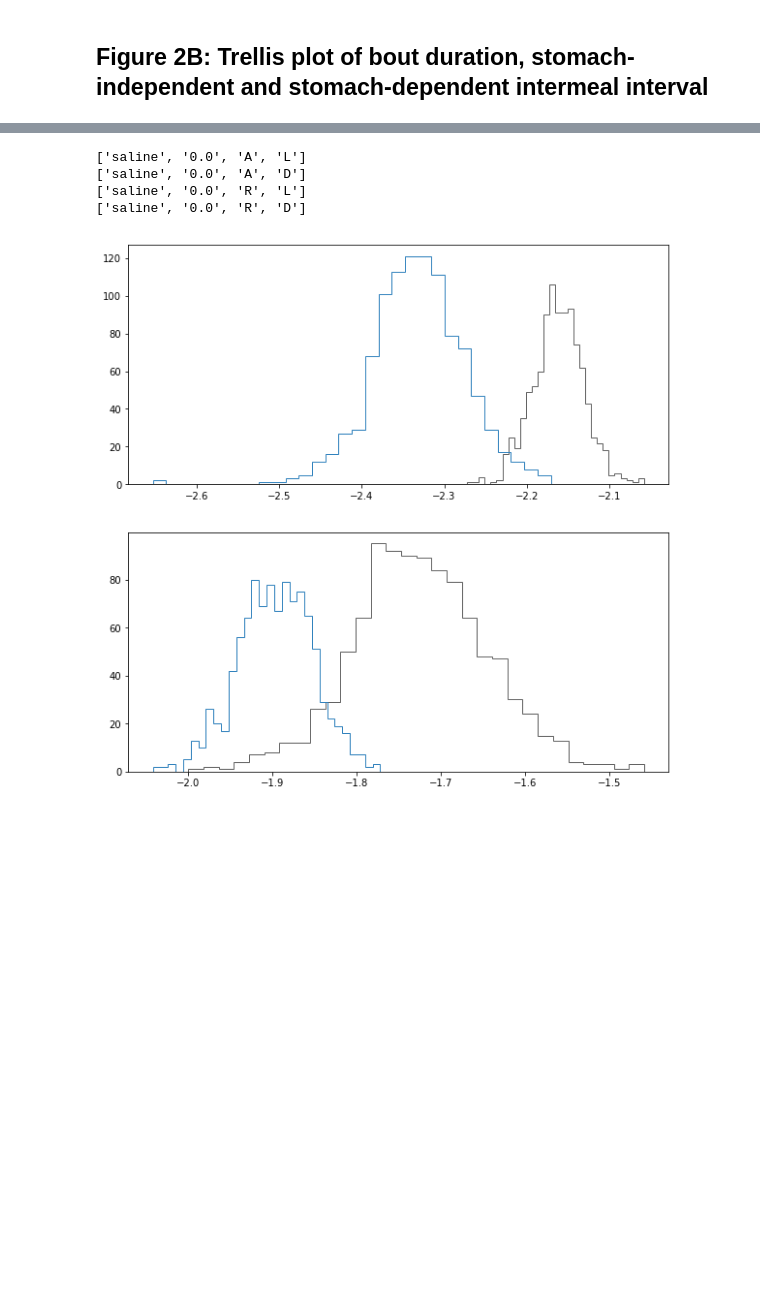
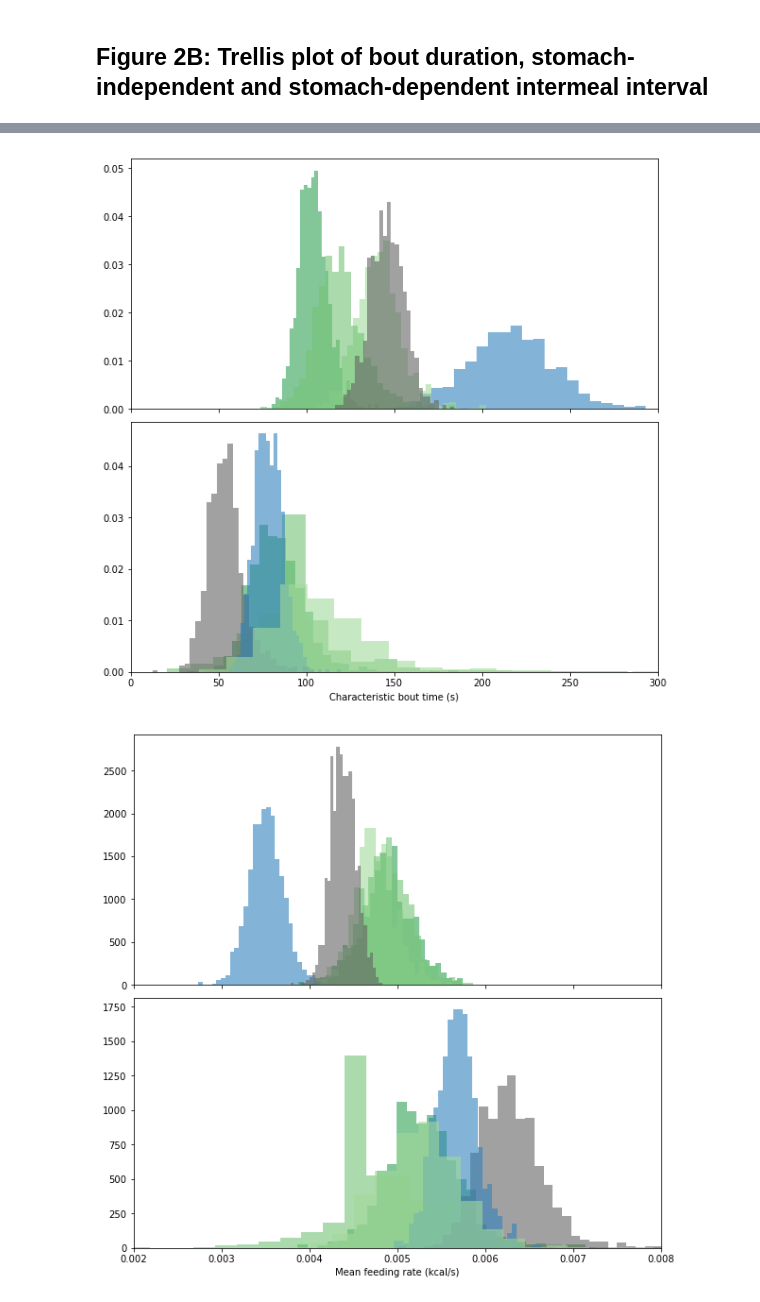
Before and after one commit to tomMcGrath/bayesian_feeding, a Jupyter notebook: Figure2.ipynb, the cells around one changed output, grey strips where cells are left out. Cells and saved outputs as stored; diff of their text form; code cells hidden in the pictures; blank space fills up the shorter version.

```diff
--- a/Figure2.ipynb
+++ b/Figure2.ipynb
@@ -58,13 +96,47 @@ plt.show()
-# %%
-reload(plots)
-reload(helpers)
-
-fig, axes = plots.univariate_posterior(group_dict, 0, numbins=30)
-
-plt.show()
-# %% [output]
-['saline', '0.0', 'A', 'L']
-['saline', '0.0', 'A', 'D']
-['saline', '0.0', 'R', 'L']
-['saline', '0.0', 'R', 'D']
-[figure, removed]
+# %%
+reload(plots)
+reload(helpers)
+
+groups_to_use = ['saline_0.0_R_D_trace.p',
+                 'saline_0.0_R_L_trace.p',
+                 'saline_0.0_A_D_trace.p',
+                 'saline_0.0_A_L_trace.p',
+                 'PYY_300.0_A_D_trace.p',
+                 'PYY_7.5_A_D_trace.p',
+                 'PYY_1.5_A_D_trace.p',
+                 'PYY_300.0_R_L_trace.p',
+                 'PYY_7.5_R_L_trace.p',
+                 'PYY_1.5_R_L_trace.p']
+
+## Bout duration under PYY administration
+fig, axes = plots.univariate_posterior(group_dict,
+                                       0,
+                                       groups_to_use,
+                                       numbins=30,
+                                       transform='pow10_inv')
+
+axes[0].set_xlim([0, 300])
+axes[0].set_xticklabels([])
+axes[1].set_xlim([0, 300])
+axes[1].set_xlabel('Characteristic bout time (s)')
+
+plt.subplots_adjust(hspace=0.05) # adjust spacing
+
+## Feeding rate under PYY administration
+fig, axes = plots.univariate_posterior(group_dict,
+                                       1,
+                                       groups_to_use,
+                                       numbins=30,
+                                       transform='pow10')
+
+axes[0].set_xlim([0.002, 0.008])
+axes[0].set_xticklabels([])
+axes[1].set_xlim([0.002, 0.008])
+axes[1].set_xlabel('Mean feeding rate (kcal/s)')
+
+plt.subplots_adjust(hspace=0.05) # adjust spacing
+
+plt.show()
+# %% [output]
+[figure, added]
+[figure, added]
```
Also changed, not shown: parts of 6 cells of this notebook, 1 other file.
